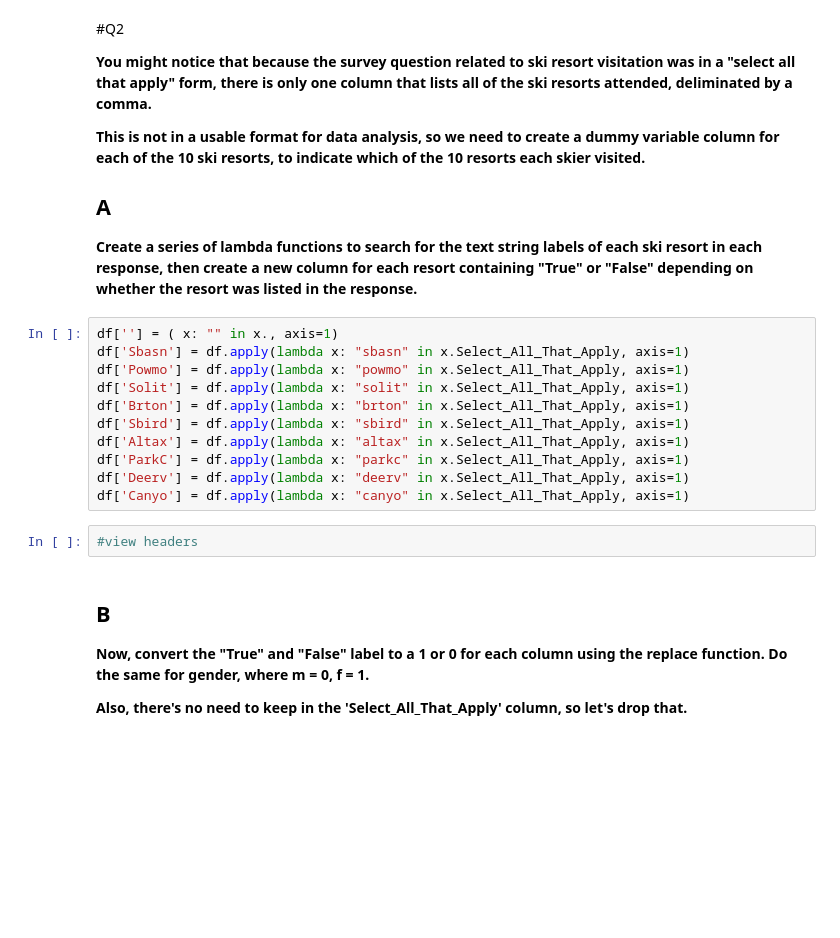
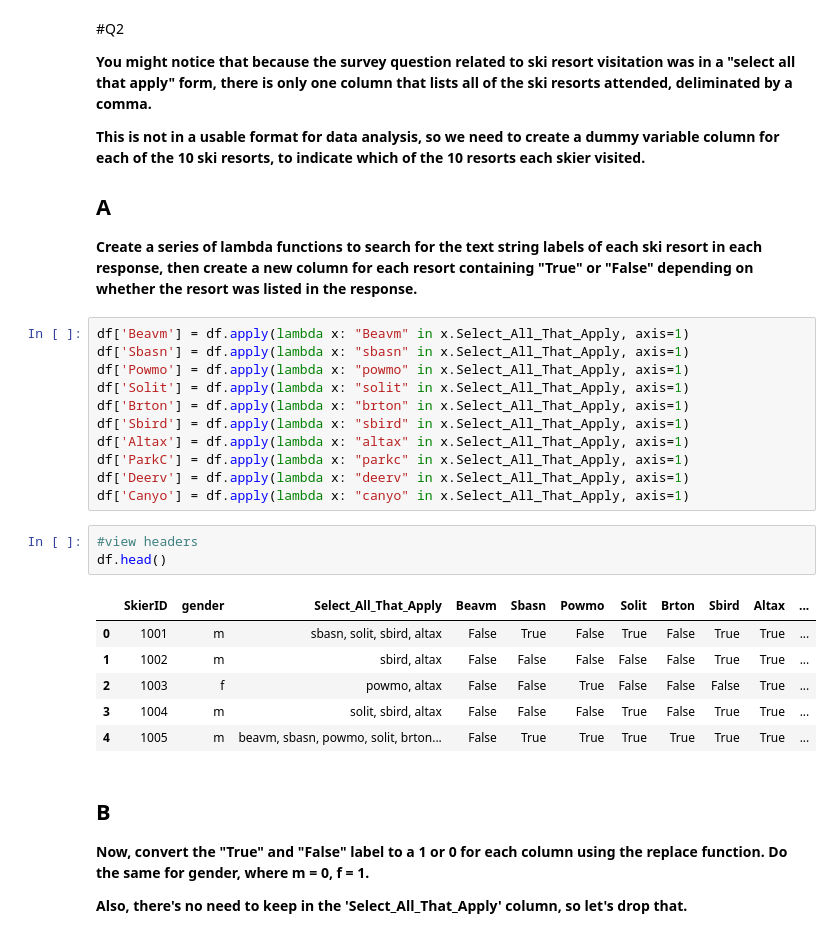
Before and after one commit to Tuckersteward/Spring-2025, a Jupyter notebook: Data 3300/Python/Unit 3/ICE Association Rules Analysis/ICE_Association Rules_Template_final (1).ipynb, the cells around one changed output. Saved outputs shown, nothing was run; the diff lists cells and outputs as text; blank space fills up the shorter version.

```diff
--- a/Data 3300/Python/Unit 3/ICE Association Rules Analysis/ICE_Association Rules_Template_final (1).ipynb
+++ b/Data 3300/Python/Unit 3/ICE Association Rules Analysis/ICE_Association Rules_Template_final (1).ipynb
@@ -49,7 +56,7 @@ df.head()
 ## A
 **Create a series of lambda functions to search for the text string labels of each ski resort in each response, then create a new column for each resort containing "True" or "False" depending on whether the resort was listed in the response.**
 # %%
-df[''] = ( x: "" in x., axis=1)
+df['Beavm'] = df.apply(lambda x: "Beavm" in x.Select_All_That_Apply, axis=1)
 df['Sbasn'] = df.apply(lambda x: "sbasn" in x.Select_All_That_Apply, axis=1)
 df['Powmo'] = df.apply(lambda x: "powmo" in x.Select_All_That_Apply, axis=1)
 df['Solit'] = df.apply(lambda x: "solit" in x.Select_All_That_Apply, axis=1)
@@ -61,6 +68,14 @@ df['Deerv'] = df.apply(lambda x: "deerv" in x.Select_All_That_Apply, axis=1)
 df['Canyo'] = df.apply(lambda x: "canyo" in x.Select_All_That_Apply, axis=1)
 # %%
 #view headers
+df.head()
+# %% [output]
+|  | SkierID | gender | Select_All_That_Apply | Beavm | Sbasn | Powmo | Solit | Brton | Sbird | Altax | ... |
+| 0 | 1001 | m | sbasn, solit, sbird, altax | False | True | False | True | False | True | True | ... |
+| 1 | 1002 | m | sbird, altax | False | False | False | False | False | True | True | ... |
+| 2 | 1003 | f | powmo, altax | False | False | True | False | False | False | True | ... |
+| 3 | 1004 | m | solit, sbird, altax | False | False | False | True | False | True | True | ... |
+| 4 | 1005 | m | beavm, sbasn, powmo, solit, brton... | False | True | True | True | True | True | True | ... |
 # %% [markdown]
 ## B
 
```
Also changed, not shown: parts of 35 cells of this notebook.
